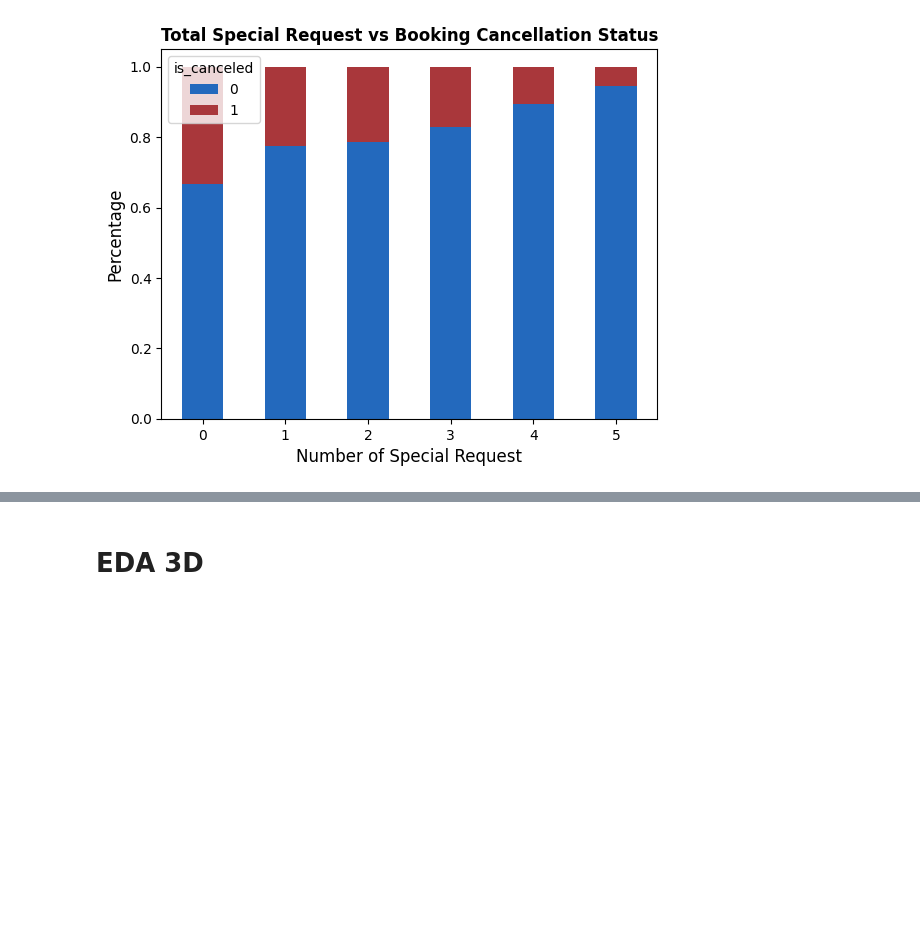
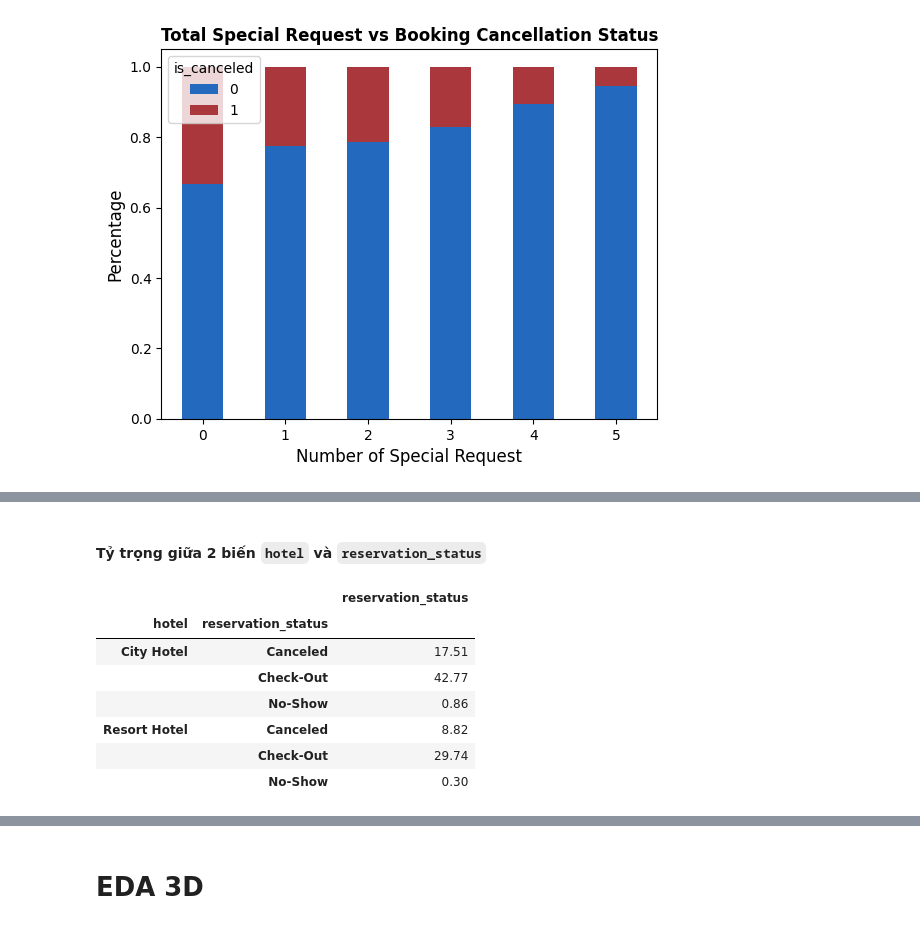
Before and after one commit to duongtruongbinh/Data-Visualization-Labs, a Jupyter notebook: Project/Project.ipynb, the cells around one changed output, grey strips where cells are left out. Saved outputs shown, nothing was run; the diff lists cells and outputs as text; code cells hidden in the pictures; blank space fills up the shorter version.

```diff
--- a/Project/Project.ipynb
+++ b/Project/Project.ipynb
@@ -503,0 +508,15 @@ df.groupby([cate_list[0], cate_list[2]]).agg({cate_list[2]: 'count'})/len(df)*10
+# %% [markdown]
+#### Tỷ trọng giữa 2 biến `hotel` và `reservation_status`
+# %%
+result = df.groupby([cate_list[0], cate_list[12]]).agg({cate_list[12]: 'count'})/len(df)*100
+result = result.round(2)
+result
+# %% [output]
+|  |  | reservation_status |
+| hotel | reservation_status |  |
+| City Hotel | Canceled | 17.51 |
+|  | Check-Out | 42.77 |
+|  | No-Show | 0.86 |
+| Resort Hotel | Canceled | 8.82 |
+|  | Check-Out | 29.74 |
+|  | No-Show | 0.30 |
```
Also changed, not shown: parts of 11 cells of this notebook.
